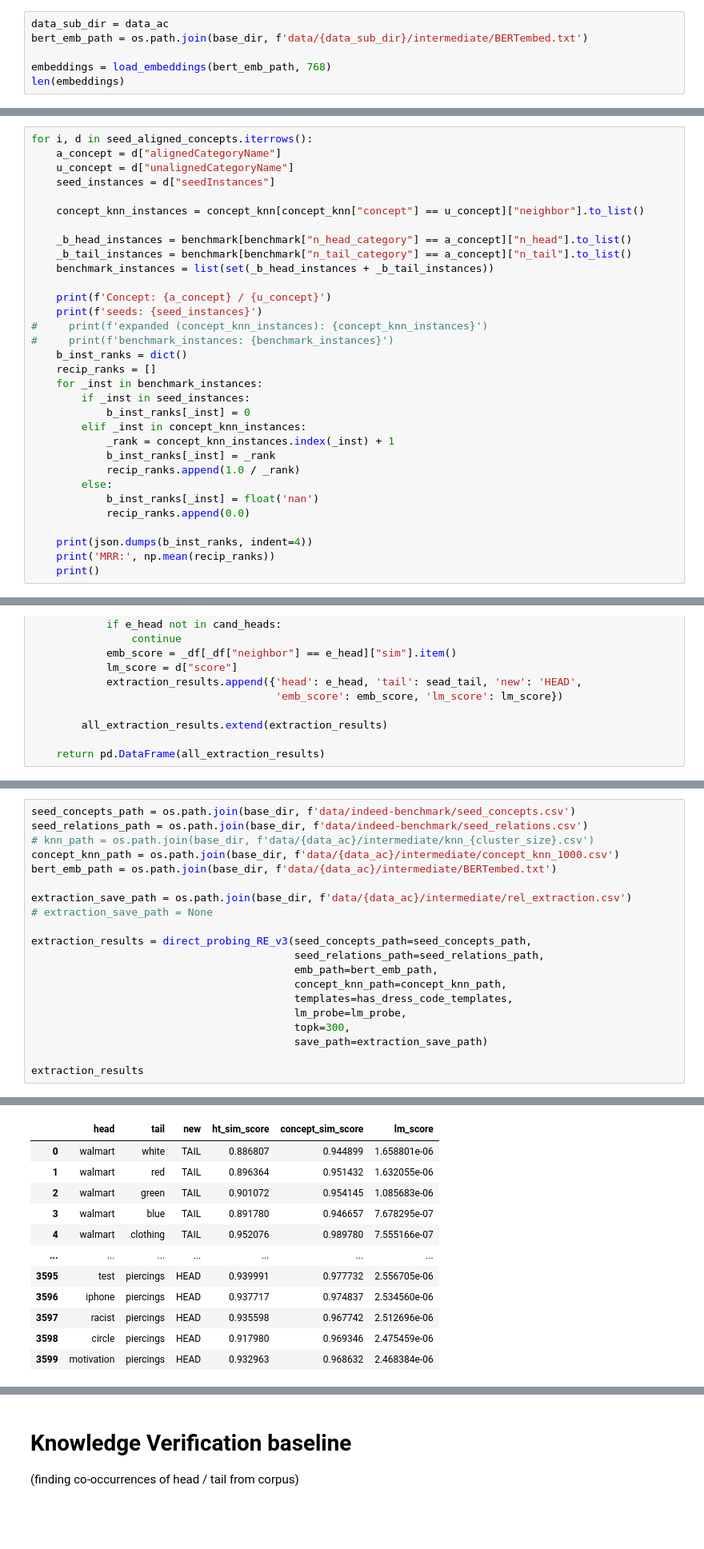
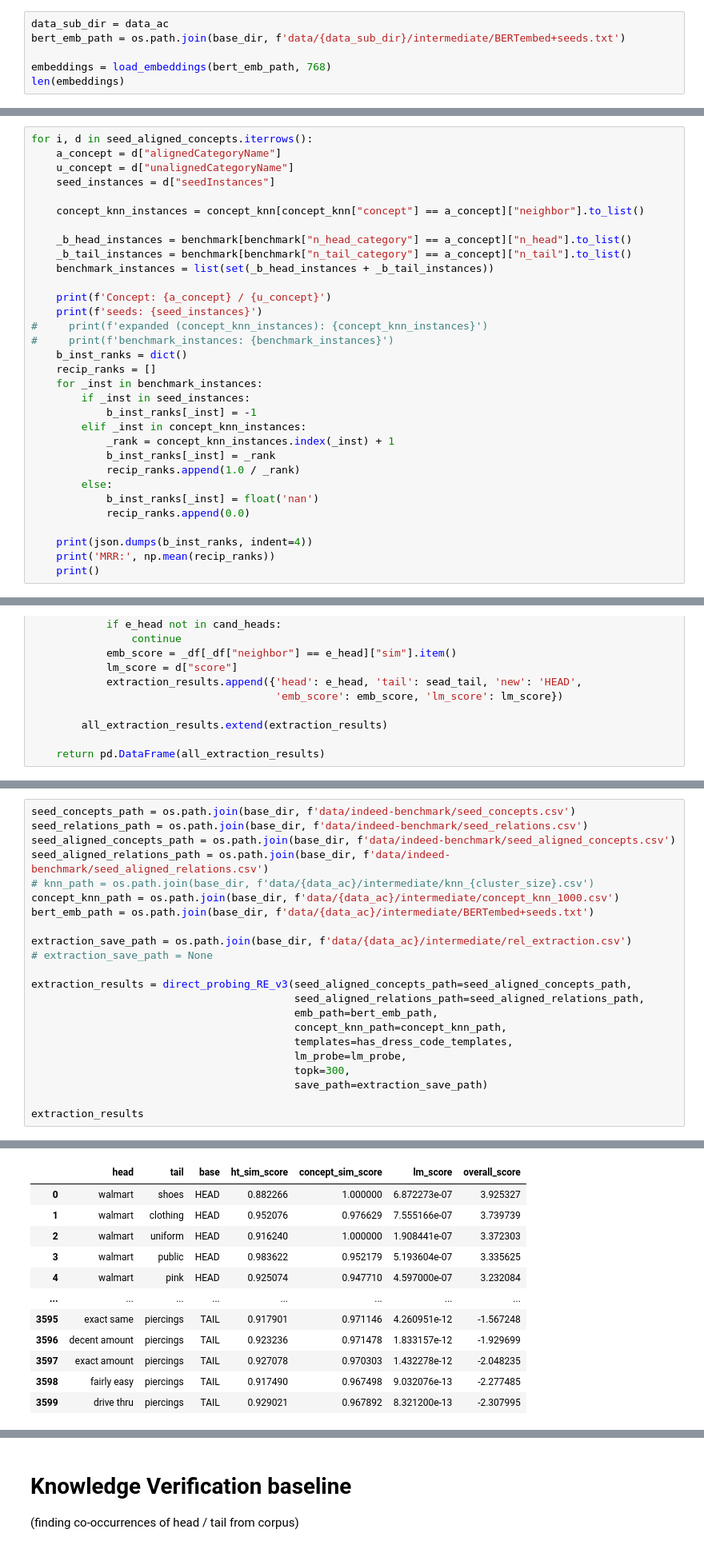
Before and after one commit to megagonlabs/eseBench, a Jupyter notebook: src/kb_toolkit/KBExtract.ipynb, the cells around one changed output, grey strips where cells are left out. Shown: that part at 80% size. Cells and saved outputs as stored; diff of their text form; blank space fills up the shorter version.

```diff
--- a/src/kb_toolkit/KBExtract.ipynb
+++ b/src/kb_toolkit/KBExtract.ipynb
@@ -289,7 +293,7 @@ Saving embedding
 ## Check embeddings
 # %%
 data_sub_dir = data_ac
-bert_emb_path = os.path.join(base_dir, f'data/{data_sub_dir}/intermediate/BERTembed.txt')
+bert_emb_path = os.path.join(base_dir, f'data/{data_sub_dir}/intermediate/BERTembed+seeds.txt')
 
 embeddings = load_embeddings(bert_emb_path, 768)
 len(embeddings)
@@ -569,7 +585,7 @@ for i, d in seed_aligned_concepts.iterrows():
     u_concept = d["unalignedCategoryName"]
     seed_instances = d["seedInstances"]
 
-    concept_knn_instances = concept_knn[concept_knn["concept"] == u_concept]["neighbor"].to_list()
+    concept_knn_instances = concept_knn[concept_knn["concept"] == a_concept]["neighbor"].to_list()
 
     _b_head_instances = benchmark[benchmark["n_head_category"] == a_concept]["n_head"].to_list()
     _b_tail_instances = benchmark[benchmark["n_tail_category"] == a_concept]["n_tail"].to_list()
@@ -583,7 +599,7 @@ for i, d in seed_aligned_concepts.iterrows():
     recip_ranks = []
     for _inst in benchmark_instances:
         if _inst in seed_instances:
-            b_inst_ranks[_inst] = 0
+            b_inst_ranks[_inst] = -1
         elif _inst in concept_knn_instances:
             _rank = concept_knn_instances.index(_inst) + 1
             b_inst_ranks[_inst] = _rank
@@ -1148,15 +1178,17 @@ def direct_probing_RE_v3(seed_concepts_path,
 # %%
 seed_concepts_path = os.path.join(base_dir, f'data/indeed-benchmark/seed_concepts.csv')
 seed_relations_path = os.path.join(base_dir, f'data/indeed-benchmark/seed_relations.csv')
+seed_aligned_concepts_path = os.path.join(base_dir, f'data/indeed-benchmark/seed_aligned_concepts.csv')
+seed_aligned_relations_path = os.path.join(base_dir, f'data/indeed-benchmark/seed_aligned_relations.csv')
 # knn_path = os.path.join(base_dir, f'data/{data_ac}/intermediate/knn_{cluster_size}.csv')
 concept_knn_path = os.path.join(base_dir, f'data/{data_ac}/intermediate/concept_knn_1000.csv')
-bert_emb_path = os.path.join(base_dir, f'data/{data_ac}/intermediate/BERTembed.txt')
+bert_emb_path = os.path.join(base_dir, f'data/{data_ac}/intermediate/BERTembed+seeds.txt')
 
 extraction_save_path = os.path.join(base_dir, f'data/{data_ac}/intermediate/rel_extraction.csv')
 # extraction_save_path = None
 
-extraction_results = direct_probing_RE_v3(seed_concepts_path=seed_concepts_path,
-                                          seed_relations_path=seed_relations_path,
+extraction_results = direct_probing_RE_v3(seed_aligned_concepts_path=seed_aligned_concepts_path,
+                                          seed_aligned_relations_path=seed_aligned_relations_path,
                                           emb_path=bert_emb_path,
                                           concept_knn_path=concept_knn_path,
                                           templates=has_dress_code_templates,
@@ -1170,26 +1202,26 @@ company          dress code
 seed_heads: ['walmart', 'amazon', 'subway', 'microsoft', 'target']
 seed_tails: ['business casual', 'uniform', 'hair color', 'tattoos', 'facial hair', 'shoes', 'piercings']
 seed_head: walmart
 seed_head: amazon
 seed_head: subway
 seed_head: microsoft
 seed_head: target
 seed_tail: business casual
 seed_tail: uniform
 seed_tail: hair color
 seed_tail: tattoos
 seed_tail: facial hair
 seed_tail: shoes
 seed_tail: piercings
-|  | head | tail | new | ht_sim_score | concept_sim_score | lm_score |
-| 0 | walmart | white | TAIL | 0.886807 | 0.944899 | 1.658801e-06 |
-| 1 | walmart | red | TAIL | 0.896364 | 0.951432 | 1.632055e-06 |
-| 2 | walmart | green | TAIL | 0.901072 | 0.954145 | 1.085683e-06 |
-| 3 | walmart | blue | TAIL | 0.891780 | 0.946657 | 7.678295e-07 |
-| 4 | walmart | clothing | TAIL | 0.952076 | 0.989780 | 7.555166e-07 |
-| ... | ... | ... | ... | ... | ... | ... |
-| 3595 | test | piercings | HEAD | 0.939991 | 0.977732 | 2.556705e-06 |
-| 3596 | iphone | piercings | HEAD | 0.937717 | 0.974837 | 2.534560e-06 |
-| 3597 | racist | piercings | HEAD | 0.935598 | 0.967742 | 2.512696e-06 |
-| 3598 | circle | piercings | HEAD | 0.917980 | 0.969346 | 2.475459e-06 |
-| 3599 | motivation | piercings | HEAD | 0.932963 | 0.968632 | 2.468384e-06 |
+|  | head | tail | base | ht_sim_score | concept_sim_score | lm_score | overall_score |
+| 0 | walmart | shoes | HEAD | 0.882266 | 1.000000 | 6.872273e-07 | 3.925327 |
+| 1 | walmart | clothing | HEAD | 0.952076 | 0.976629 | 7.555166e-07 | 3.739739 |
+| 2 | walmart | uniform | HEAD | 0.916240 | 1.000000 | 1.908441e-07 | 3.372303 |
+| 3 | walmart | public | HEAD | 0.983622 | 0.952179 | 5.193604e-07 | 3.335625 |
+| 4 | walmart | pink | HEAD | 0.925074 | 0.947710 | 4.597000e-07 | 3.232084 |
+| ... | ... | ... | ... | ... | ... | ... | ... |
+| 3595 | exact same | piercings | TAIL | 0.917901 | 0.971146 | 4.260951e-12 | -1.567248 |
+| 3596 | decent amount | piercings | TAIL | 0.923236 | 0.971478 | 1.833157e-12 | -1.929699 |
+| 3597 | exact amount | piercings | TAIL | 0.927078 | 0.970303 | 1.432278e-12 | -2.048235 |
+| 3598 | fairly easy | piercings | TAIL | 0.917490 | 0.967498 | 9.032076e-13 | -2.277485 |
+| 3599 | drive thru | piercings | TAIL | 0.929021 | 0.967892 | 8.321200e-13 | -2.307995 |
```
Also changed, not shown: parts of 25 cells of this notebook.
